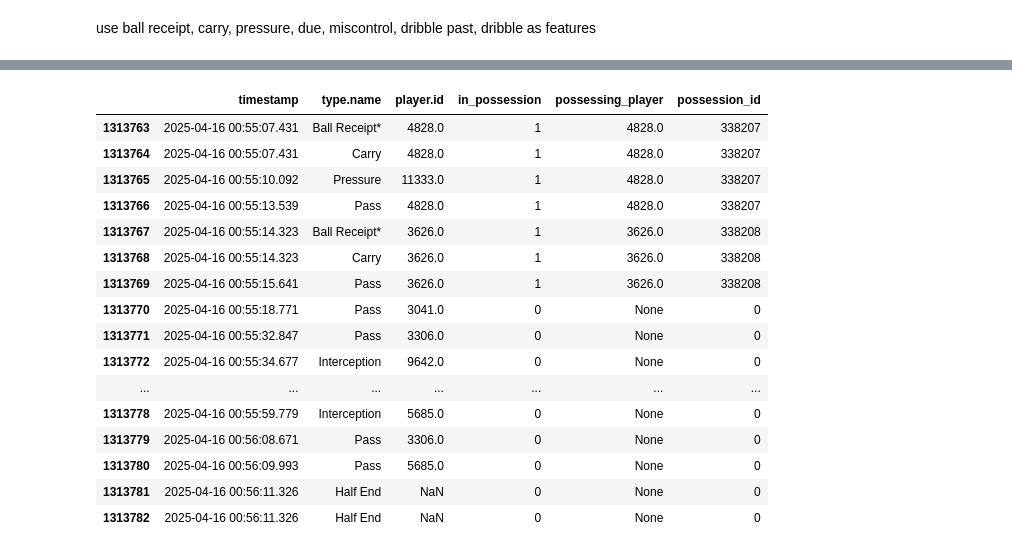
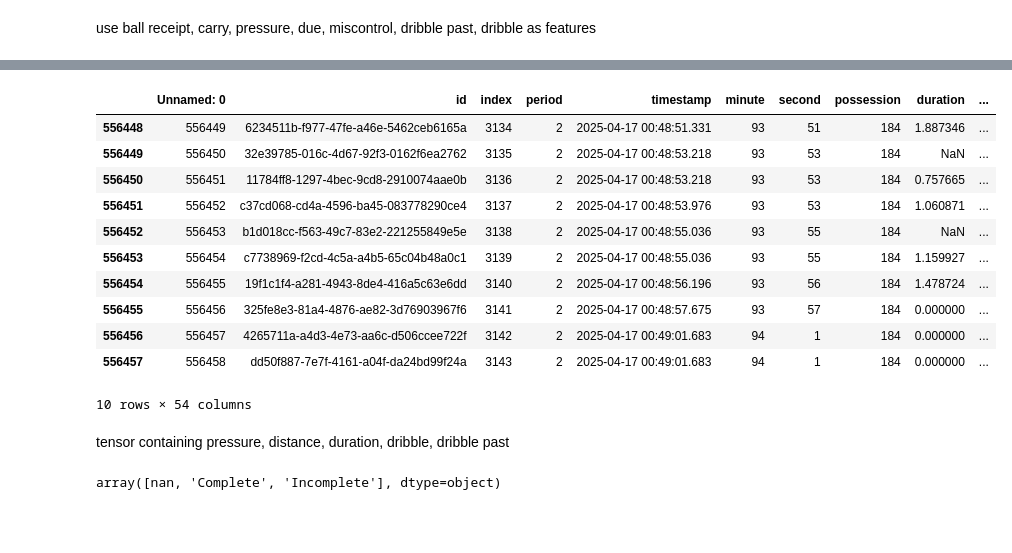
Before and after one commit to conormalone/swish, a Jupyter notebook: data_transform.ipynb, the cells around one changed output, grey strips where cells are left out. Cells and saved outputs as stored; diff of their text form; code cells hidden in the pictures; blank space fills up the shorter version.

Commit message:
have carry dist and working poss_id

```diff
--- a/data_transform.ipynb
+++ b/data_transform.ipynb
@@ -248,14 +145,0 @@ print(main_df[['timestamp', 'type.name', 'player.id', 'in_possession', 'possessi
-# %%
-counter = 0
-poss_identifier = []
-for index, row in main_df.iterrows():
-    if index==0:
-        last_row = row
-    if row.in_possession==1:
-
-        if (last_row["in_possession"]==0)| (last_row["possessing_player"] !=row["possessing_player"]):
-            counter+=1
-        poss_identifier.append(counter)
-    else:
-        poss_identifier.append(0)
-    last_row = row
@@ -262,21 +223,32 @@ for index, row in main_df.iterrows():
+# %%
+change_mask = (
+    (main_df['in_possession'].diff() != 0) |
+    (main_df['possessing_player'] != main_df['possessing_player'].shift())
+)
+
+ #Generate possession identifiers
+main_df['poss_identifier'] = (
+    change_mask.cumsum() * main_df['in_possession']
+).astype(int)
 # %%
 main_df["possession_id"] = poss_identifier
-main_df[['timestamp', 'type.name', 'player.id', 'in_possession', 'possessing_player',"possession_id"]].tail(20)
+main_df.tail(10)
 # %% [output]
-|  | timestamp | type.name | player.id | in_possession | possessing_player | possession_id |
-| 1313763 | 2025-04-16 00:55:07.431 | Ball Receipt* | 4828.0 | 1 | 4828.0 | 338207 |
-| 1313764 | 2025-04-16 00:55:07.431 | Carry | 4828.0 | 1 | 4828.0 | 338207 |
-| 1313765 | 2025-04-16 00:55:10.092 | Pressure | 11333.0 | 1 | 4828.0 | 338207 |
-| 1313766 | 2025-04-16 00:55:13.539 | Pass | 4828.0 | 1 | 4828.0 | 338207 |
-| 1313767 | 2025-04-16 00:55:14.323 | Ball Receipt* | 3626.0 | 1 | 3626.0 | 338208 |
-| 1313768 | 2025-04-16 00:55:14.323 | Carry | 3626.0 | 1 | 3626.0 | 338208 |
-| 1313769 | 2025-04-16 00:55:15.641 | Pass | 3626.0 | 1 | 3626.0 | 338208 |
-| 1313770 | 2025-04-16 00:55:18.771 | Pass | 3041.0 | 0 | None | 0 |
-| 1313771 | 2025-04-16 00:55:32.847 | Pass | 3306.0 | 0 | None | 0 |
-| 1313772 | 2025-04-16 00:55:34.677 | Interception | 9642.0 | 0 | None | 0 |
-| ... | ... | ... | ... | ... | ... | ... |
-| 1313778 | 2025-04-16 00:55:59.779 | Interception | 5685.0 | 0 | None | 0 |
-| 1313779 | 2025-04-16 00:56:08.671 | Pass | 3306.0 | 0 | None | 0 |
-| 1313780 | 2025-04-16 00:56:09.993 | Pass | 5685.0 | 0 | None | 0 |
-| 1313781 | 2025-04-16 00:56:11.326 | Half End | NaN | 0 | None | 0 |
-| 1313782 | 2025-04-16 00:56:11.326 | Half End | NaN | 0 | None | 0 |
+|  | Unnamed: 0 | id | index | period | timestamp | minute | second | possession | duration | ... |
+| 556448 | 556449 | 6234511b-f977-47fe-a46e-5462ceb6165a | 3134 | 2 | 2025-04-17 00:48:51.331 | 93 | 51 | 184 | 1.887346 | ... |
+| 556449 | 556450 | 32e39785-016c-4d67-92f3-0162f6ea2762 | 3135 | 2 | 2025-04-17 00:48:53.218 | 93 | 53 | 184 | NaN | ... |
+| 556450 | 556451 | 11784ff8-1297-4bec-9cd8-2910074aae0b | 3136 | 2 | 2025-04-17 00:48:53.218 | 93 | 53 | 184 | 0.757665 | ... |
+| 556451 | 556452 | c37cd068-cd4a-4596-ba45-083778290ce4 | 3137 | 2 | 2025-04-17 00:48:53.976 | 93 | 53 | 184 | 1.060871 | ... |
+| 556452 | 556453 | b1d018cc-f563-49c7-83e2-221255849e5e | 3138 | 2 | 2025-04-17 00:48:55.036 | 93 | 55 | 184 | NaN | ... |
+| 556453 | 556454 | c7738969-f2cd-4c5a-a4b5-65c04b48a0c1 | 3139 | 2 | 2025-04-17 00:48:55.036 | 93 | 55 | 184 | 1.159927 | ... |
+| 556454 | 556455 | 19f1c1f4-a281-4943-8de4-416a5c63e6dd | 3140 | 2 | 2025-04-17 00:48:56.196 | 93 | 56 | 184 | 1.478724 | ... |
+| 556455 | 556456 | 325fe8e3-81a4-4876-ae82-3d76903967f6 | 3141 | 2 | 2025-04-17 00:48:57.675 | 93 | 57 | 184 | 0.000000 | ... |
+| 556456 | 556457 | 4265711a-a4d3-4e73-aa6c-d506ccee722f | 3142 | 2 | 2025-04-17 00:49:01.683 | 94 | 1 | 184 | 0.000000 | ... |
+| 556457 | 556458 | dd50f887-7e7f-4161-a04f-da24bd99f24a | 3143 | 2 | 2025-04-17 00:49:01.683 | 94 | 1 | 184 | 0.000000 | ... |
+10 rows × 54 columns
+# %% [markdown]
+tensor containing pressure, distance, duration, dribble, dribble past
+# %%
+data["dribble.outcome.name"].unique()
+# %% [output]
+array([nan, 'Complete', 'Incomplete'], dtype=object)
```
Also changed, not shown: parts of 10 cells of this notebook.
